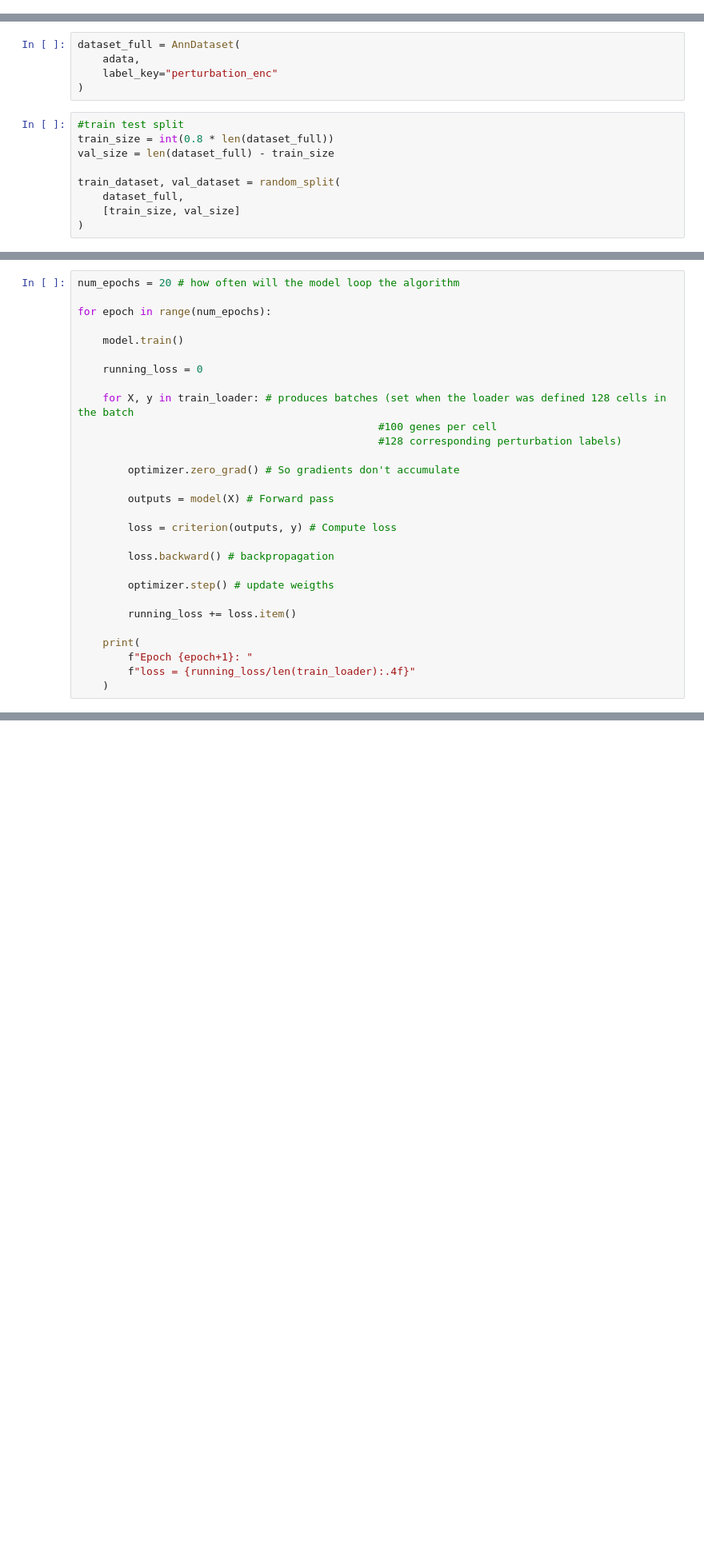
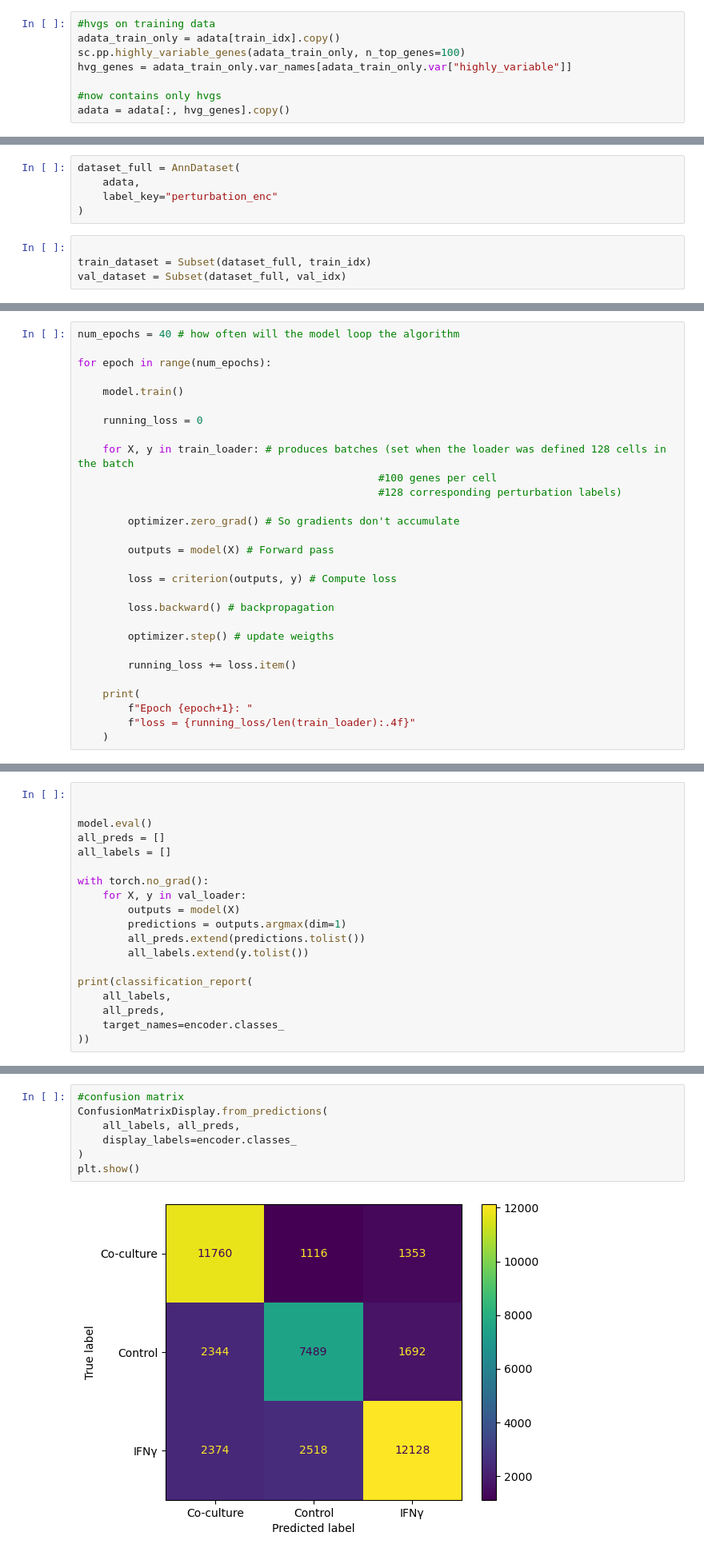
Before and after one commit to Paul-Averdung/scOmics, a Jupyter notebook: Task1_02.ipynb, the cells around one changed output, grey strips where cells are left out. Shown at 80% size. Cells and saved outputs as stored; diff of their text form; blank space fills up the shorter version.

```diff
--- a/Task1_02.ipynb
+++ b/Task1_02.ipynb
@@ -32,3 +40,11 @@ adata = adata[:, adata.var.highly_variable]
+# %%
+#hvgs on training data
+adata_train_only = adata[train_idx].copy()
+sc.pp.highly_variable_genes(adata_train_only, n_top_genes=100)
+hvg_genes = adata_train_only.var_names[adata_train_only.var["highly_variable"]]
+
+#now contains only hvgs
+adata = adata[:, hvg_genes].copy()
 # %%
 #build dataloader
 class AnnDataset(Dataset):
@@ -62,14 +78,9 @@ dataset_full = AnnDataset(
     label_key="perturbation_enc"
 )
 # %%
-#train test split
-train_size = int(0.8 * len(dataset_full))
-val_size = len(dataset_full) - train_size
 
-train_dataset, val_dataset = random_split(
-    dataset_full,
-    [train_size, val_size]
-)
+train_dataset = Subset(dataset_full, train_idx)
+val_dataset = Subset(dataset_full, val_idx)
 # %%
 #loaders to subsequently introduce data into the model, controlled using batch_size
 train_loader = DataLoader(
@@ -115,7 +126,7 @@ optimizer = torch.optim.Adam(
     lr=1e-3
 )
 # %%
-num_epochs = 20 # how often will the model loop the algorithm
+num_epochs = 40 # how often will the model loop the algorithm
 
 for epoch in range(num_epochs):
 
@@ -185,0 +194,19 @@ Validation accuracy: 0.719
+# %%
+
+
+model.eval()
+all_preds = []
+all_labels = []
+
+with torch.no_grad():
+    for X, y in val_loader:
+        outputs = model(X)
+        predictions = outputs.argmax(dim=1)
+        all_preds.extend(predictions.tolist())
+        all_labels.extend(y.tolist())
+
+print(classification_report(
+    all_labels,
+    all_preds,
+    target_names=encoder.classes_
+))
@@ -185,0 +223,9 @@ Validation accuracy: 0.719
+# %%
+#confusion matrix
+ConfusionMatrixDisplay.from_predictions(
+    all_labels, all_preds,
+    display_labels=encoder.classes_
+)
+plt.show()
+# %% [output]
+[figure, added]
```
Also changed, not shown: parts of 6 cells of this notebook, 1 other file.
